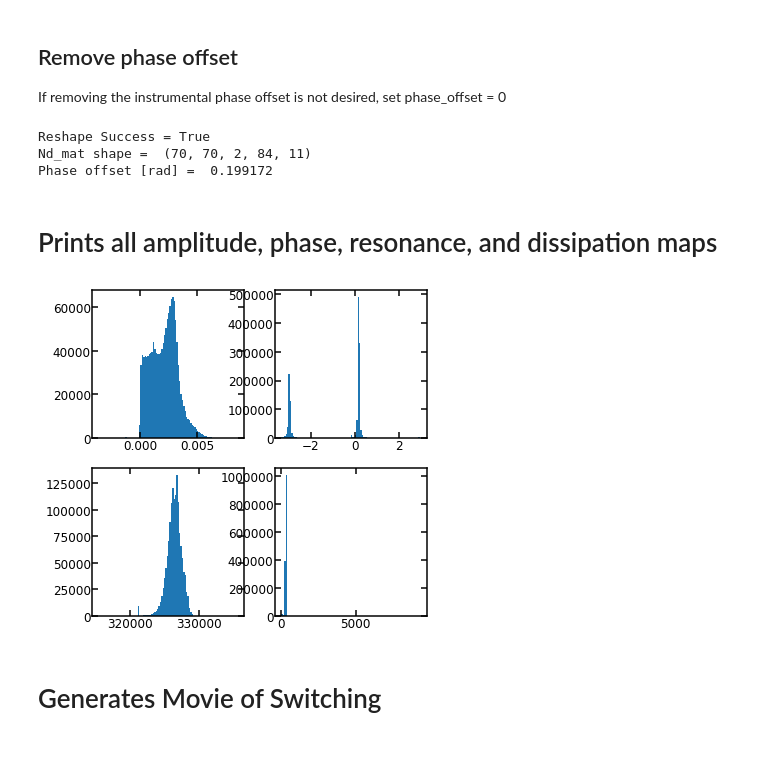
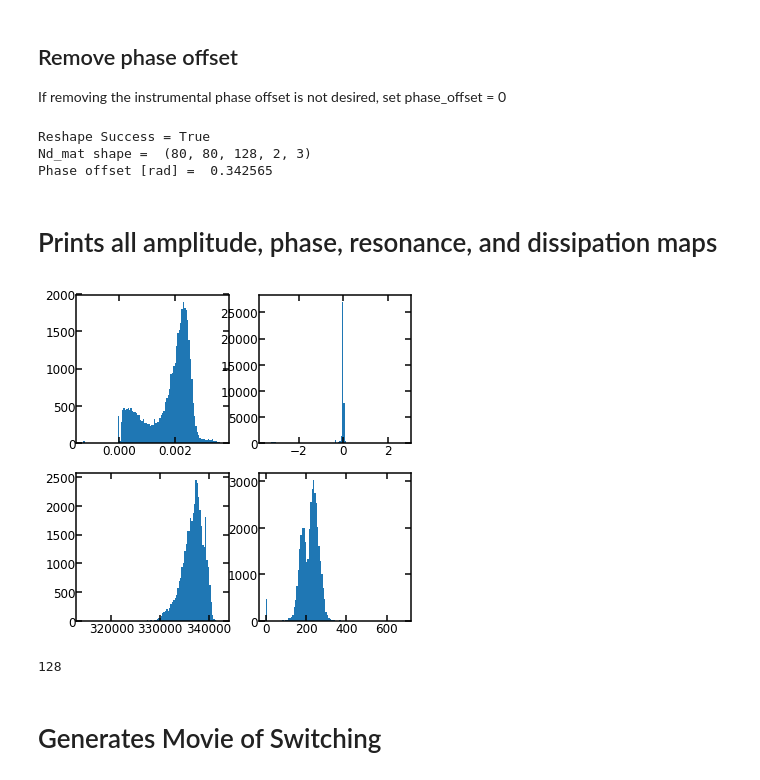
Before and after one commit to jagar2/CKPFM_Doped_001_PZT, a Jupyter notebook: Scan 74_cKPFM.ipynb, the cells around one changed output. Cells and saved outputs as stored; diff of their text form; code cells hidden in the pictures; blank space fills up the shorter version.

```diff
--- a/Scan 74_cKPFM.ipynb
+++ b/Scan 74_cKPFM.ipynb
@@ -111,7 +109,7 @@ Converting the raw data into a pycroscopy compatible hierarchical data format (H
 
 You can select desired file type by choosing the second option in the pull down menu on the bottom right of the file window
 # %%
- input_file_path ='./Doped_PZT_001_ckpfm_0015.h5' #px.io_utils.uiGetFile(caption='Select translated .h5 file or raw experiment data',
+ input_file_path ='D:/PZT001_BEPs_0003.h5' #px.io_utils.uiGetFile(caption='Select translated .h5 file or raw experiment data',
                                          #filter='Translated file (*.h5);; \\ Parameters for raw BE data (*.txt *.mat *xls *.xlsx)')
 
 (data_dir, data_name) = os.path.split(input_file_path)
@@ -257,8 +269,8 @@ print('Phase offset [rad] = ', phase_offset)
 Nd_mat[:,:,:,:,:]['Phase [rad]'] = Nd_mat[:,:,:,:,:]['Phase [rad]'] - phase_offset
 # %% [output]
 Reshape Success = True
-Nd_mat shape =  (70, 70, 2, 84, 11)
-Phase offset [rad] =  0.199172
+Nd_mat shape =  (80, 80, 128, 2, 3)
+Phase offset [rad] =  0.342565
 # %% [markdown]
 # Prints all amplitude, phase, resonance, and dissipation maps
 # %%
@@ -266,17 +278,17 @@ import plotting_codes_Josh as j_plot
 # %%
 # Defines the figures and the axes
 fig, axes = plt.subplots(2, 2, figsize=(6, 6))
 axes = axes.reshape(4)
 
 signal_clim = {'Amplitude [V]': [],
                'Phase [rad]': [],
                'Frequency [Hz]': [],
                'Quality Factor': []
                }
 for i, (signal, value) in enumerate(signal_clim.items()):
-      axes[i].hist(Nd_mat[32:54,:,1,:,:][signal].reshape(-1),100)
+      axes[i].hist(Nd_mat[:,:,1,:,:][signal].reshape(-1),100)
 # %% [output]
-[figure, old version]
+[figure, new version]
 # %%
 from joblib import Parallel, delayed
 from mpl_toolkits.axes_grid1 import make_axes_locatable
@@ -312,3 +324,7 @@ if make_movies:
+# %%
+Nd_mat.shape[2]
+# %% [output]
+128
 # %% [markdown]
 # Generates Movie of Switching
 # %%
```
Also changed, not shown: parts of 13 cells of this notebook, 7 other files.
